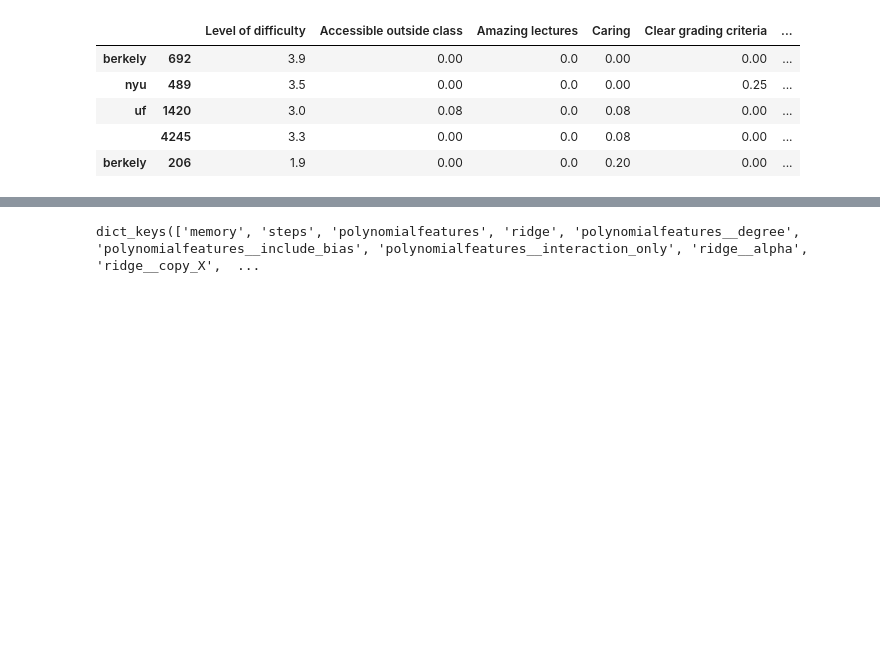
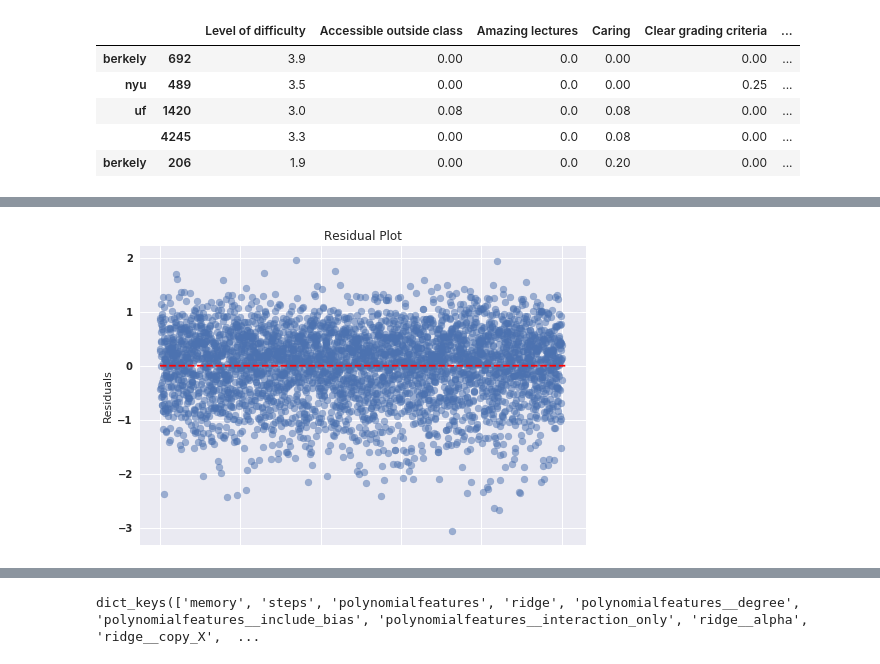
Before and after one commit to xzhou110/ratemyprofessordotcom, a Jupyter notebook: data_clean_up.ipynb, the cells around one changed output, grey strips where cells are left out. Saved outputs shown, nothing was run; the diff lists cells and outputs as text; code cells hidden in the pictures; blank space fills up the shorter version.

```diff
--- a/data_clean_up.ipynb
+++ b/data_clean_up.ipynb
@@ -440,4 +459,4 @@ dict_keys(['memory', 'steps', 'polynomialfeatures', 'lasso', 'polynomialfeatures
 # %%
 params = {'lasso__alpha': [1e-4, 1e-3, 1e-2, 1e-1, 1] , 'polynomialfeatures__degree': [1, 2, 3]}
 grid = GridSearchCV(est, param_grid=params, cv=5)
-grid.fit(X_train_scaled, y_train)
+fit=grid.fit(X_train_scaled, y_train)
@@ -474,3 +483,7 @@ X_train.head()
 | uf | 1420 | 3.0 | 0.08 | 0.0 | 0.08 | 0.00 | ... |
 |  | 4245 | 3.3 | 0.00 | 0.0 | 0.08 | 0.00 | ... |
 | berkely | 206 | 1.9 | 0.00 | 0.0 | 0.20 | 0.00 | ... |
+# %%
+y_predict=fit.predict(X_test_scaled)
+# %%
+y_residual=y_test-y_predict
@@ -476,0 +510,19 @@ X_train.head()
+# %%
+#plt.plot(dfs_clean_smaller['Rating'],edgecolor='black', linewidth=1.2, bins=np.linspace(1.0,5.0,16))
+plt.scatter(np.linspace(0,1000,3839), y_residual, alpha=0.5)
+plt.plot(np.linspace(0,1010,3839), np.linspace(0,0,3839), 'r--')
+plt.title("Residual Plot")
+plt.xlabel("")
+plt.ylabel("Residuals")
+plt.tick_params(
+    axis='x',          # changes apply to the x-axis
+    which='both',      # both major and minor ticks are affected
+    bottom=False,      # ticks along the bottom edge are off
+    top=False,         # ticks along the top edge are off
+    labelbottom=False)
+
+
+
+plt.show()
+# %% [output]
+[figure, added]
```
Also changed, not shown: parts of 6 cells of this notebook, 1 other file.
